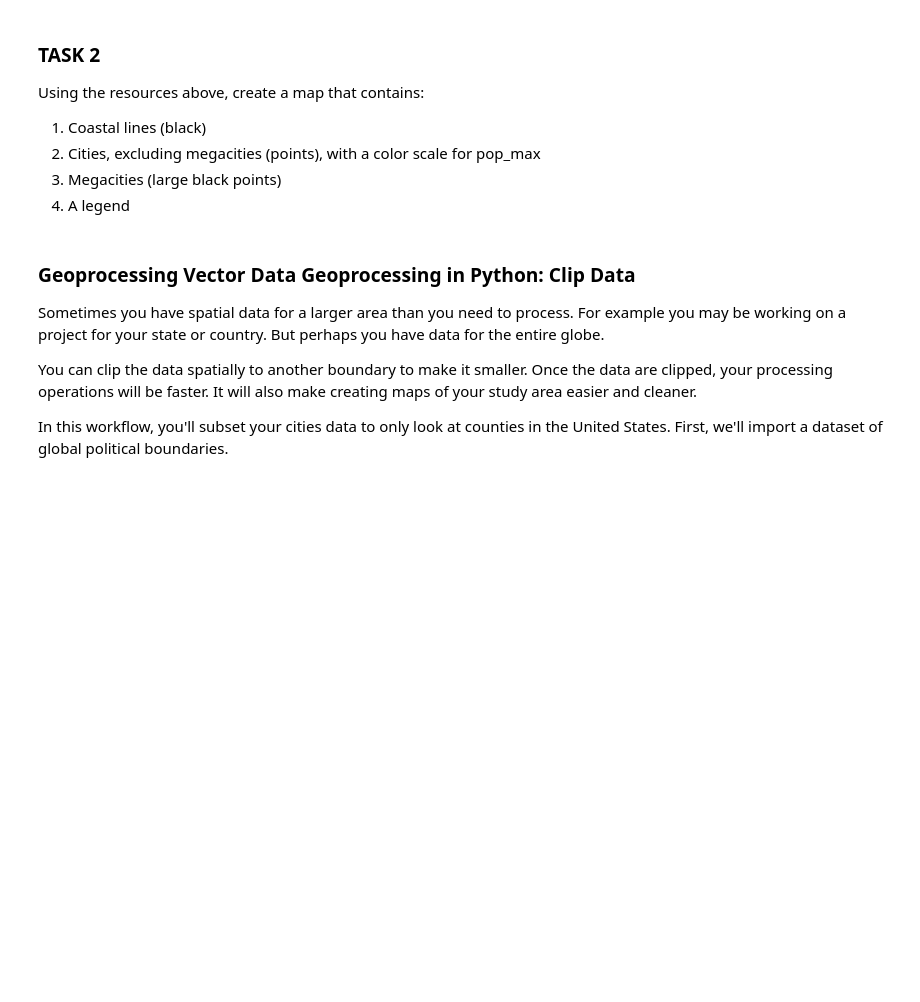
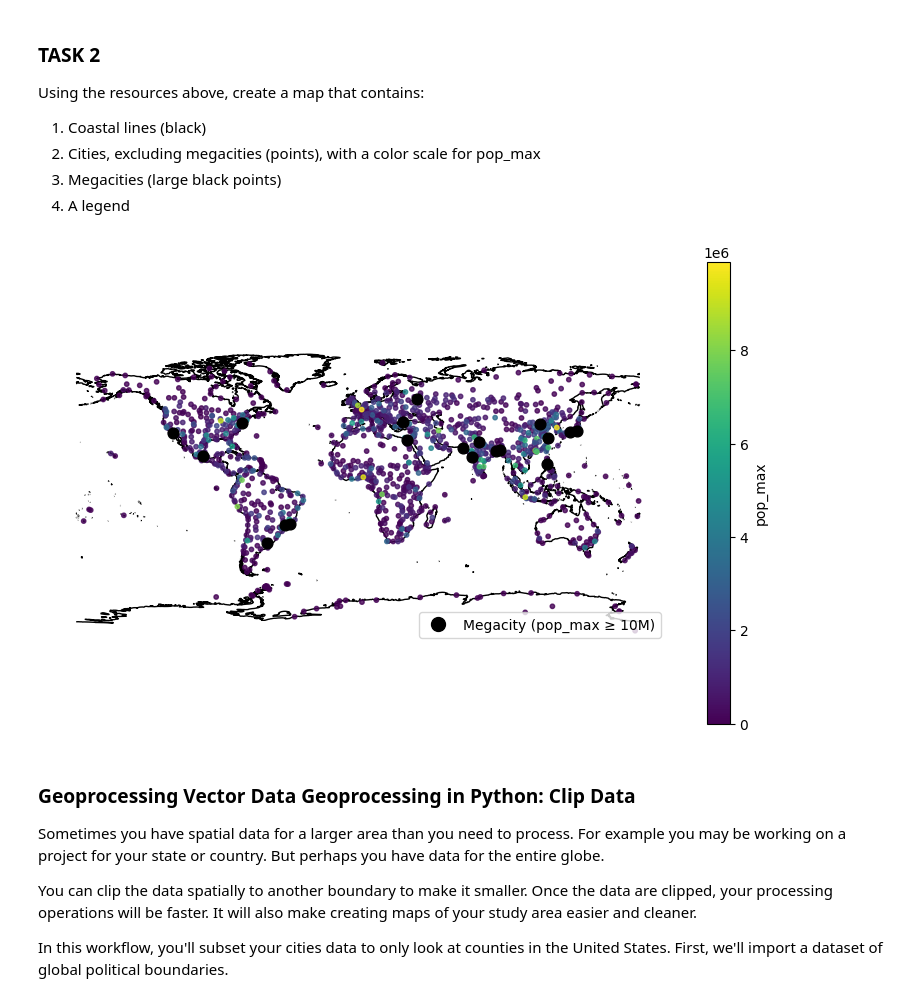
Before and after one commit to sajjadmv/WaterDig, a Jupyter notebook: CodeSprints/VectorData101.ipynb, the cells around one changed output. Drawn from its saved outputs; the diff is of its cells as text; code cells hidden in the pictures; blank space fills up the shorter version.

```diff
--- a/CodeSprints/VectorData101.ipynb
+++ b/CodeSprints/VectorData101.ipynb
@@ -187,3 +296,33 @@ Using the resources above, create a map that contains:
+# %%
+# Format and plot your results from task 2
+# hint:
+#?cities.plot
+
+
+
+megacities = cities[cities["pop_max"] >= 10_000_000]
+non_mega   = cities[cities["pop_max"] < 10_000_000]
+coastlines = coastlines.to_crs(cities.crs)
+fig, ax = plt.subplots(figsize=(10, 6))
+coastlines.plot(ax=ax, color="black", linewidth=1, zorder=1)
+non_mega.plot(
+    ax=ax,
+    column="pop_max",
+    cmap="viridis",
+    markersize=10,
+    legend=True,
+    legend_kwds={"label": "pop_max"},
+    alpha=0.8,
+    zorder=2
+)
+megacities.plot(ax=ax, color="black", markersize=60, zorder=3)
+mega_handle = Line2D([0], [0], marker='o', color='black', linestyle='None',
+                     markersize=10, label='Megacity (pop_max ≥ 10M)')
+ax.legend(handles=[mega_handle], loc="lower right")
+ax.set_axis_off()
+plt.show()
+# %% [output]
+[figure, added]
 # %% [markdown]
 ### Geoprocessing Vector Data Geoprocessing in Python: Clip Data
 Sometimes you have spatial data for a larger area than you need to process. For example you may be working on a project for your state or country. But perhaps you have data for the entire globe.
```
Also changed, not shown: parts of 39 cells of this notebook, 1 other file.
